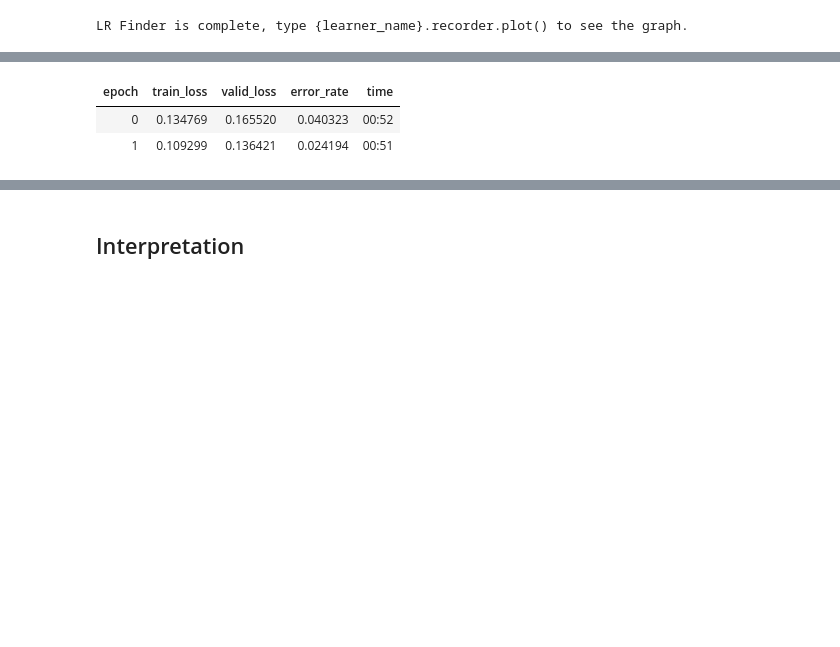
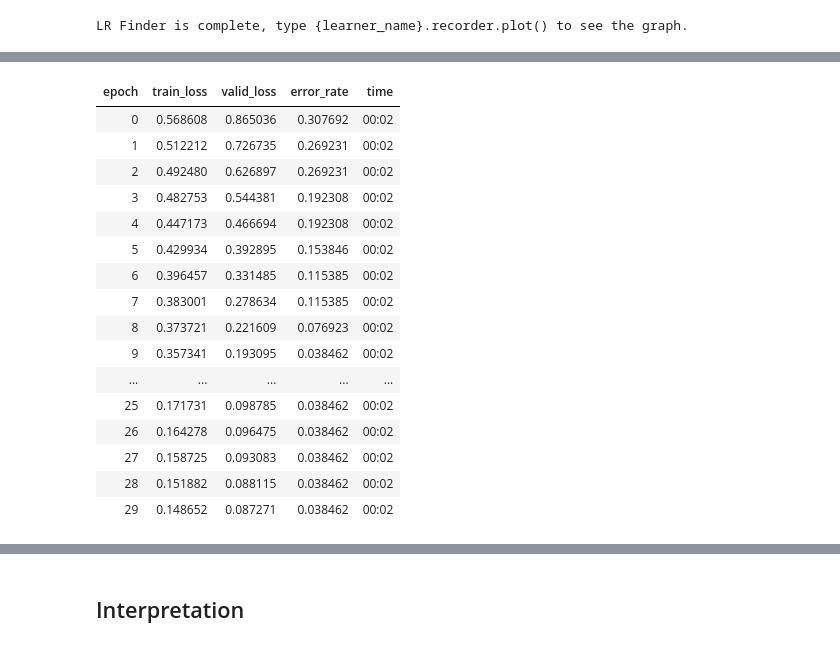
Before and after one commit to lukexyz/CraftVision, a Jupyter notebook: notebooks/02_Dataset_and_training.ipynb, the cells around one changed output, grey strips where cells are left out. Cells and saved outputs as stored; diff of their text form; code cells hidden in the pictures; blank space fills up the shorter version.

```diff
--- a/notebooks/02_Dataset_and_training.ipynb
+++ b/notebooks/02_Dataset_and_training.ipynb
@@ -231,6 +190,20 @@ learn.recorder.plot()
 # %%
-learn.fit_one_cycle(2, max_lr=slice(3e-5,3e-4))
+learn.fit_one_cycle(30, max_lr=slice(3e-5,3e-4))
 # %% [output]
 | epoch | train_loss | valid_loss | error_rate | time |
-| 0 | 0.134769 | 0.165520 | 0.040323 | 00:52 |
-| 1 | 0.109299 | 0.136421 | 0.024194 | 00:51 |
+| 0 | 0.568608 | 0.865036 | 0.307692 | 00:02 |
+| 1 | 0.512212 | 0.726735 | 0.269231 | 00:02 |
+| 2 | 0.492480 | 0.626897 | 0.269231 | 00:02 |
+| 3 | 0.482753 | 0.544381 | 0.192308 | 00:02 |
+| 4 | 0.447173 | 0.466694 | 0.192308 | 00:02 |
+| 5 | 0.429934 | 0.392895 | 0.153846 | 00:02 |
+| 6 | 0.396457 | 0.331485 | 0.115385 | 00:02 |
+| 7 | 0.383001 | 0.278634 | 0.115385 | 00:02 |
+| 8 | 0.373721 | 0.221609 | 0.076923 | 00:02 |
+| 9 | 0.357341 | 0.193095 | 0.038462 | 00:02 |
+| ... | ... | ... | ... | ... |
+| 25 | 0.171731 | 0.098785 | 0.038462 | 00:02 |
+| 26 | 0.164278 | 0.096475 | 0.038462 | 00:02 |
+| 27 | 0.158725 | 0.093083 | 0.038462 | 00:02 |
+| 28 | 0.151882 | 0.088115 | 0.038462 | 00:02 |
+| 29 | 0.148652 | 0.087271 | 0.038462 | 00:02 |
```
Also changed, not shown: parts of 26 cells of this notebook.
